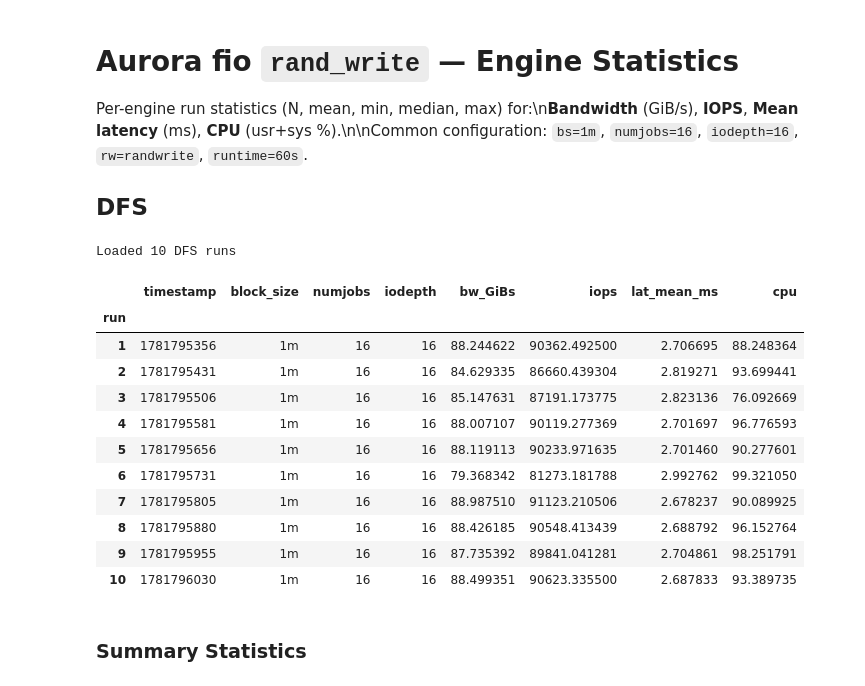
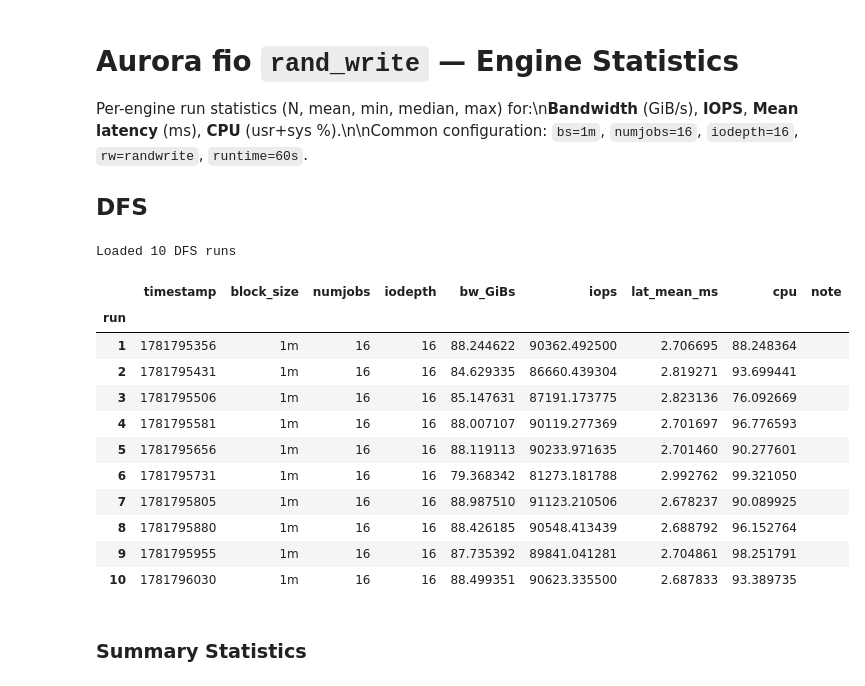
Before and after one commit to cissieAB/pdsw26_daos-bench, a Jupyter notebook: results/aurora/fio/3engines-rand_write/fio_engine_stats.ipynb, the cells around one changed output. Cells and saved outputs as stored; diff of their text form; code cells hidden in the pictures.

```diff
--- a/results/aurora/fio/3engines-rand_write/fio_engine_stats.ipynb
+++ b/results/aurora/fio/3engines-rand_write/fio_engine_stats.ipynb
@@ -16,46 +16,50 @@ RESULTS_DIR = Path(".")
 # %%
 def parse_dfs_file(fpath):
     m = re.search(r"fio_dfs_bs(\S+?)_nj(\d+)_iod(\d+)_(\d+)\.json", Path(fpath).name)
     bs, nj, iod, ts = m.group(1), int(m.group(2)), int(m.group(3)), int(m.group(4))
 
-    with open(fpath) as f:
-        d = json.load(f)
+    text = Path(fpath).read_text()
+    json_start = text.find("{")
+    d    = json.loads(text[json_start:])
+    note = "aborted" if text[:json_start].strip() else ""
 
     job = d["jobs"][0]          # group_reporting=1 → single aggregated job
     w   = job["write"]
 
     return dict(
         timestamp   = ts,
         block_size  = bs,
         numjobs     = nj,
         iodepth     = iod,
         bw_GiBs     = w["bw_bytes"] / 1024**3,
         iops        = w["iops"],
         lat_mean_ms = w["lat_ns"]["mean"] / 1e6,
         cpu         = job["usr_cpu"] + job["sys_cpu"],
+        note        = note,
     )
 
 
 rows = [parse_dfs_file(p) for p in sorted(RESULTS_DIR.glob("fio_dfs_*.json"))]
 df   = pd.DataFrame(rows).sort_values("timestamp").reset_index(drop=True)
 df.index.name = "run"
 df.index += 1
 
 print(f"Loaded {len(df)} DFS runs")
+df
 # %% [output]
 Loaded 10 DFS runs
-|  | timestamp | block_size | numjobs | iodepth | bw_GiBs | iops | lat_mean_ms | cpu |
-| run |  |  |  |  |  |  |  |  |
-| 1 | 1781795356 | 1m | 16 | 16 | 88.244622 | 90362.492500 | 2.706695 | 88.248364 |
-| 2 | 1781795431 | 1m | 16 | 16 | 84.629335 | 86660.439304 | 2.819271 | 93.699441 |
-| 3 | 1781795506 | 1m | 16 | 16 | 85.147631 | 87191.173775 | 2.823136 | 76.092669 |
-| 4 | 1781795581 | 1m | 16 | 16 | 88.007107 | 90119.277369 | 2.701697 | 96.776593 |
-| 5 | 1781795656 | 1m | 16 | 16 | 88.119113 | 90233.971635 | 2.701460 | 90.277601 |
-| 6 | 1781795731 | 1m | 16 | 16 | 79.368342 | 81273.181788 | 2.992762 | 99.321050 |
-| 7 | 1781795805 | 1m | 16 | 16 | 88.987510 | 91123.210506 | 2.678237 | 90.089925 |
-| 8 | 1781795880 | 1m | 16 | 16 | 88.426185 | 90548.413439 | 2.688792 | 96.152764 |
-| 9 | 1781795955 | 1m | 16 | 16 | 87.735392 | 89841.041281 | 2.704861 | 98.251791 |
-| 10 | 1781796030 | 1m | 16 | 16 | 88.499351 | 90623.335500 | 2.687833 | 93.389735 |
+|  | timestamp | block_size | numjobs | iodepth | bw_GiBs | iops | lat_mean_ms | cpu | note |
+| run |  |  |  |  |  |  |  |  |  |
+| 1 | 1781795356 | 1m | 16 | 16 | 88.244622 | 90362.492500 | 2.706695 | 88.248364 |  |
+| 2 | 1781795431 | 1m | 16 | 16 | 84.629335 | 86660.439304 | 2.819271 | 93.699441 |  |
+| 3 | 1781795506 | 1m | 16 | 16 | 85.147631 | 87191.173775 | 2.823136 | 76.092669 |  |
+| 4 | 1781795581 | 1m | 16 | 16 | 88.007107 | 90119.277369 | 2.701697 | 96.776593 |  |
+| 5 | 1781795656 | 1m | 16 | 16 | 88.119113 | 90233.971635 | 2.701460 | 90.277601 |  |
+| 6 | 1781795731 | 1m | 16 | 16 | 79.368342 | 81273.181788 | 2.992762 | 99.321050 |  |
+| 7 | 1781795805 | 1m | 16 | 16 | 88.987510 | 91123.210506 | 2.678237 | 90.089925 |  |
+| 8 | 1781795880 | 1m | 16 | 16 | 88.426185 | 90548.413439 | 2.688792 | 96.152764 |  |
+| 9 | 1781795955 | 1m | 16 | 16 | 87.735392 | 89841.041281 | 2.704861 | 98.251791 |  |
+| 10 | 1781796030 | 1m | 16 | 16 | 88.499351 | 90623.335500 | 2.687833 | 93.389735 |  |
 # %% [markdown]
 ### Summary Statistics
 # %%
```
Also changed, not shown: parts of 11 cells of this notebook, 24 other files.
